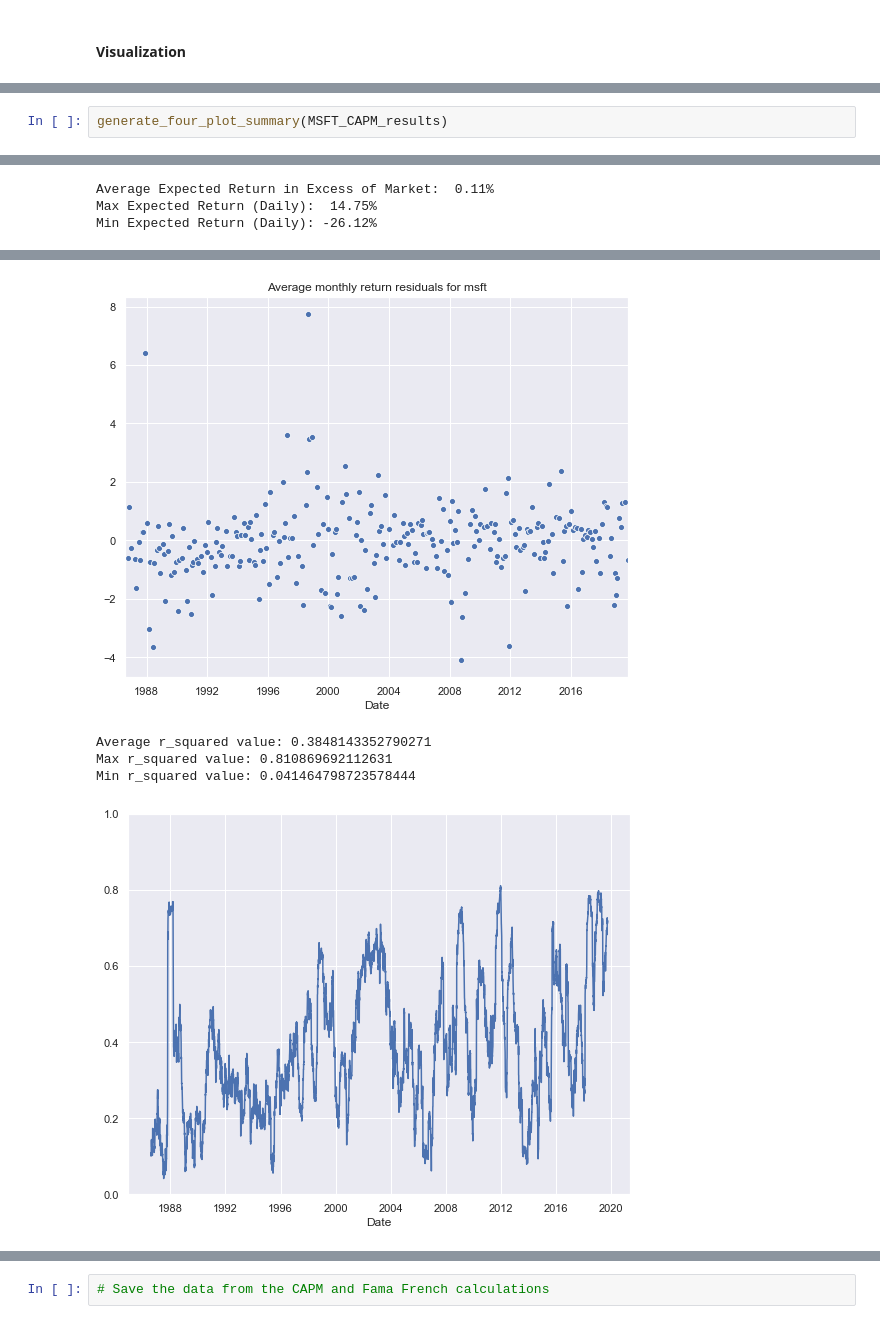
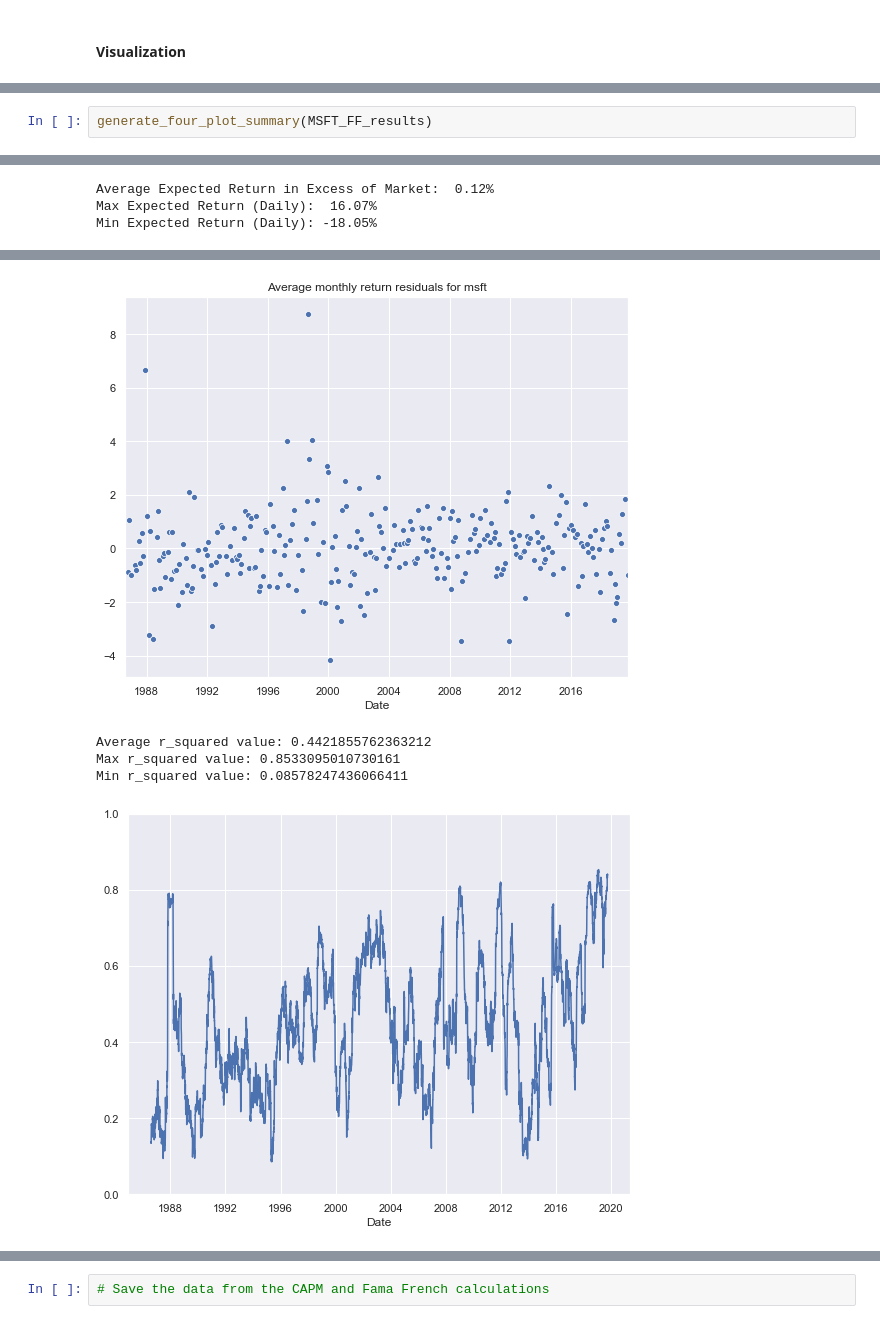
Before and after one commit to Elliott-Ruebush/CAPM_and_Fama_French_Presentation, a Jupyter notebook: elliott.ipynb, the cells around one changed output, grey strips where cells are left out. Saved outputs shown, nothing was run; the diff lists cells and outputs as text.

```diff
--- a/elliott.ipynb
+++ b/elliott.ipynb
@@ -435,4 +435,4 @@ Min r_squared value: 0.9104252553610817
 [figure]
 # %%
-generate_four_plot_summary(MSFT_CAPM_results)
+generate_four_plot_summary(MSFT_FF_results)
 # %% [output]
@@ -440,3 +440,3 @@ generate_four_plot_summary(MSFT_CAPM_results)
-Average Expected Return in Excess of Market:  0.11%
-Max Expected Return (Daily):  14.75%
-Min Expected Return (Daily): -26.12%
+Average Expected Return in Excess of Market:  0.12%
+Max Expected Return (Daily):  16.07%
+Min Expected Return (Daily): -18.05%
@@ -444,6 +444,6 @@ Min Expected Return (Daily): -26.12%
-[figure, old version]
+[figure, new version]
-Average r_squared value: 0.3848143352790271
-Max r_squared value: 0.810869692112631
-Min r_squared value: 0.041464798723578444
+Average r_squared value: 0.4421855762363212
+Max r_squared value: 0.8533095010730161
+Min r_squared value: 0.08578247436066411
-[figure, old version]
+[figure, new version]
 # %%
```
Also changed, not shown: parts of 6 cells of this notebook, 1 other file.
